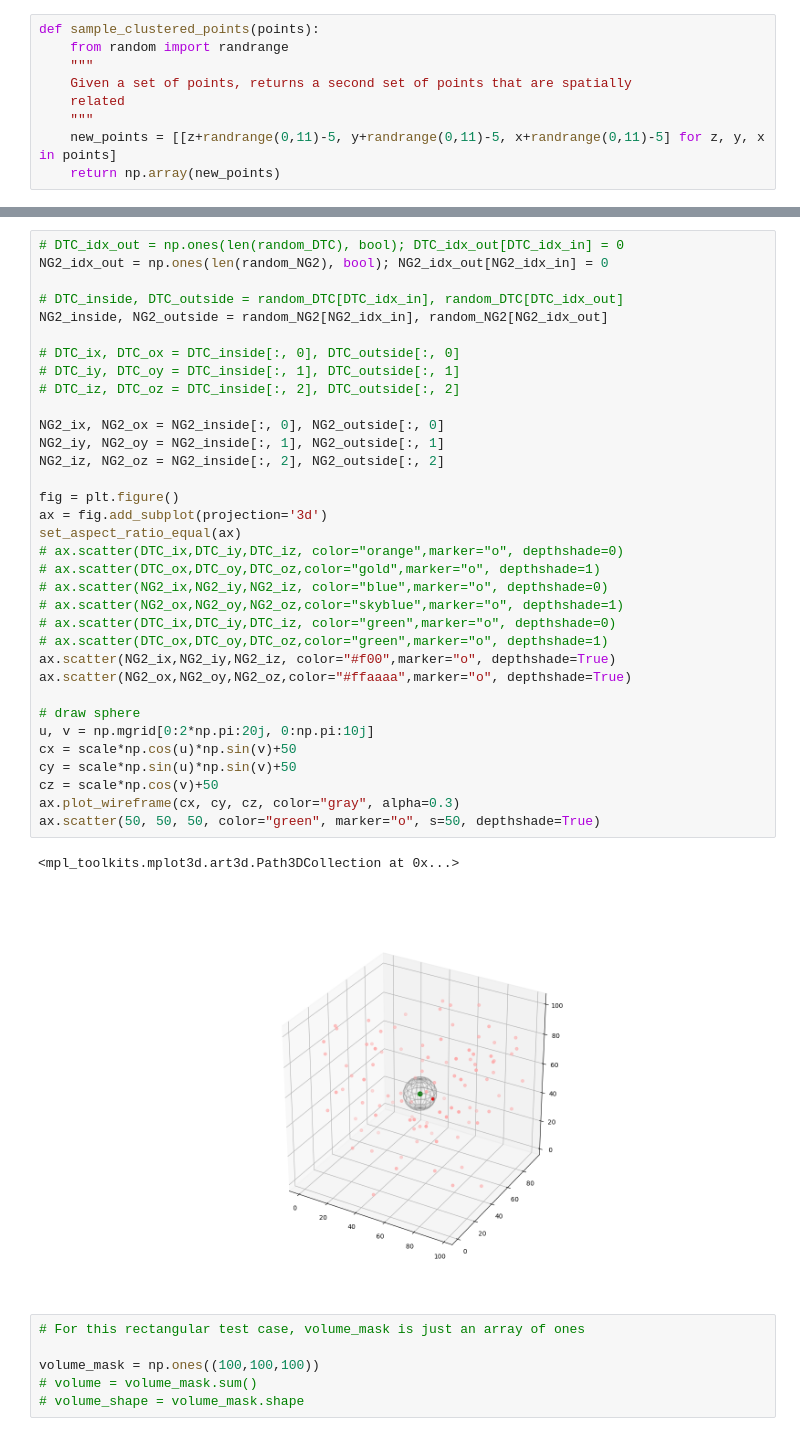
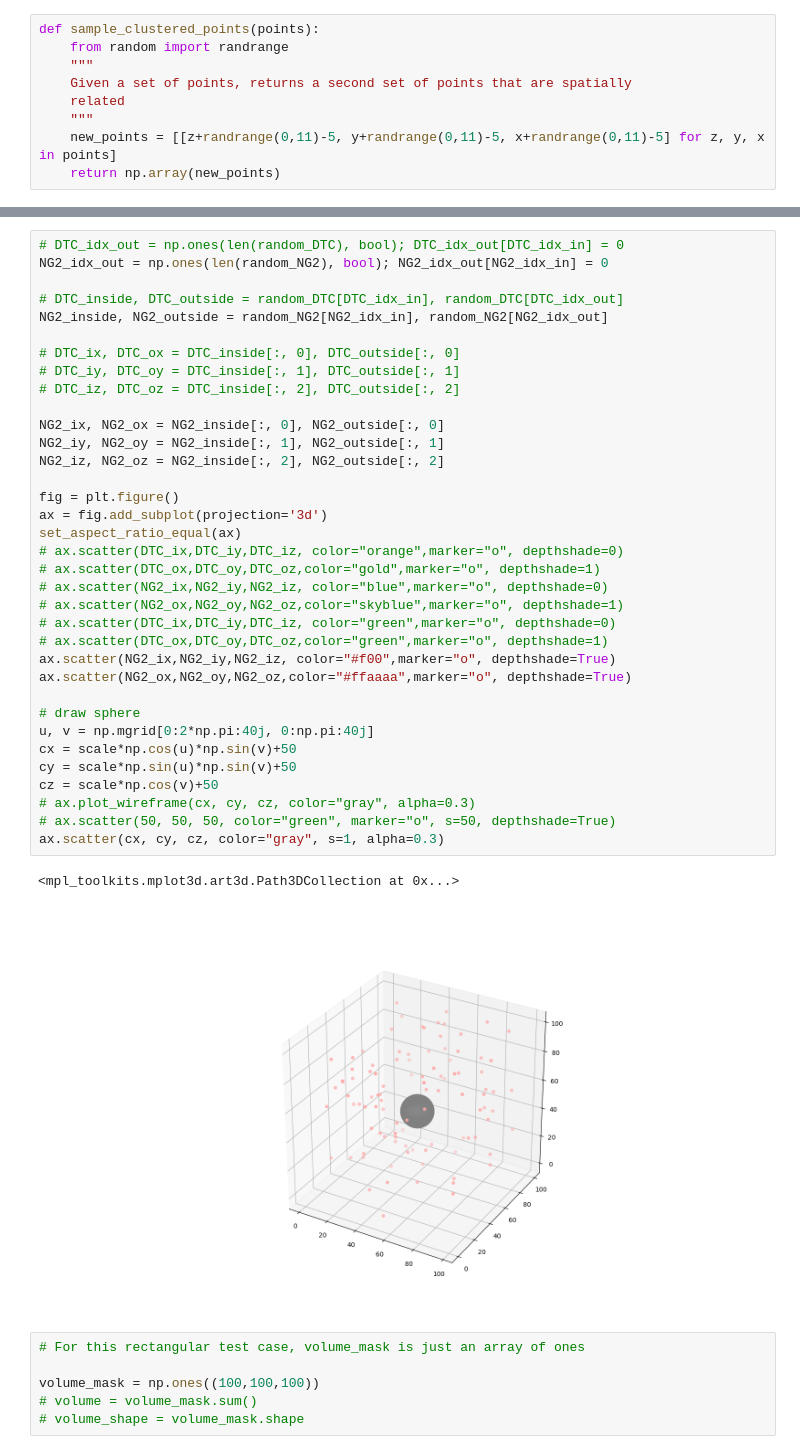
Before and after one commit to dkermany/mdspacer, a Jupyter notebook: ipynb/confocal_3D/Spatial3D.ipynb, the cells around one changed output, grey strips where cells are left out. Drawn from its saved outputs; the diff is of its cells as text.

```diff
--- a/ipynb/confocal_3D/Spatial3D.ipynb
+++ b/ipynb/confocal_3D/Spatial3D.ipynb
@@ -833,37 +833,38 @@ NG2_idx_out = np.ones(len(random_NG2), bool); NG2_idx_out[NG2_idx_in] = 0
 
 # DTC_inside, DTC_outside = random_DTC[DTC_idx_in], random_DTC[DTC_idx_out]
 NG2_inside, NG2_outside = random_NG2[NG2_idx_in], random_NG2[NG2_idx_out]
 
 # DTC_ix, DTC_ox = DTC_inside[:, 0], DTC_outside[:, 0]
 # DTC_iy, DTC_oy = DTC_inside[:, 1], DTC_outside[:, 1]
 # DTC_iz, DTC_oz = DTC_inside[:, 2], DTC_outside[:, 2]
 
 NG2_ix, NG2_ox = NG2_inside[:, 0], NG2_outside[:, 0]
 NG2_iy, NG2_oy = NG2_inside[:, 1], NG2_outside[:, 1]
 NG2_iz, NG2_oz = NG2_inside[:, 2], NG2_outside[:, 2]
 
 fig = plt.figure()
 ax = fig.add_subplot(projection='3d')
 set_aspect_ratio_equal(ax)
 # ax.scatter(DTC_ix,DTC_iy,DTC_iz, color="orange",marker="o", depthshade=0)
 # ax.scatter(DTC_ox,DTC_oy,DTC_oz,color="gold",marker="o", depthshade=1)
 # ax.scatter(NG2_ix,NG2_iy,NG2_iz, color="blue",marker="o", depthshade=0)
 # ax.scatter(NG2_ox,NG2_oy,NG2_oz,color="skyblue",marker="o", depthshade=1)
 # ax.scatter(DTC_ix,DTC_iy,DTC_iz, color="green",marker="o", depthshade=0)
 # ax.scatter(DTC_ox,DTC_oy,DTC_oz,color="green",marker="o", depthshade=1)
 ax.scatter(NG2_ix,NG2_iy,NG2_iz, color="#f00",marker="o", depthshade=True)
 ax.scatter(NG2_ox,NG2_oy,NG2_oz,color="#ffaaaa",marker="o", depthshade=True)
 
 # draw sphere
-u, v = np.mgrid[0:2*np.pi:20j, 0:np.pi:10j]
+u, v = np.mgrid[0:2*np.pi:40j, 0:np.pi:40j]
 cx = scale*np.cos(u)*np.sin(v)+50
 cy = scale*np.sin(u)*np.sin(v)+50
 cz = scale*np.cos(v)+50
-ax.plot_wireframe(cx, cy, cz, color="gray", alpha=0.3)
-ax.scatter(50, 50, 50, color="green", marker="o", s=50, depthshade=True)
+# ax.plot_wireframe(cx, cy, cz, color="gray", alpha=0.3)
+# ax.scatter(50, 50, 50, color="green", marker="o", s=50, depthshade=True)
+ax.scatter(cx, cy, cz, color="gray", s=1, alpha=0.3)
 # %% [output]
 <mpl_toolkits.mplot3d.art3d.Path3DCollection at 0x...>
-[figure, old version]
+[figure, new version]
 # %%
 # For this rectangular test case, volume_mask is just an array of ones
 
```
Also changed, not shown: parts of 4 cells of this notebook.
